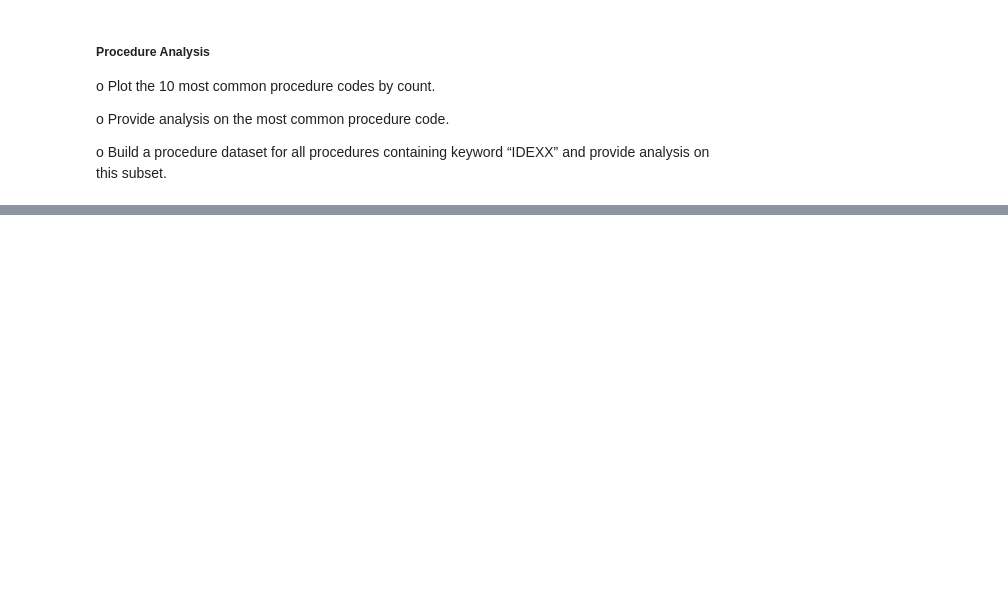
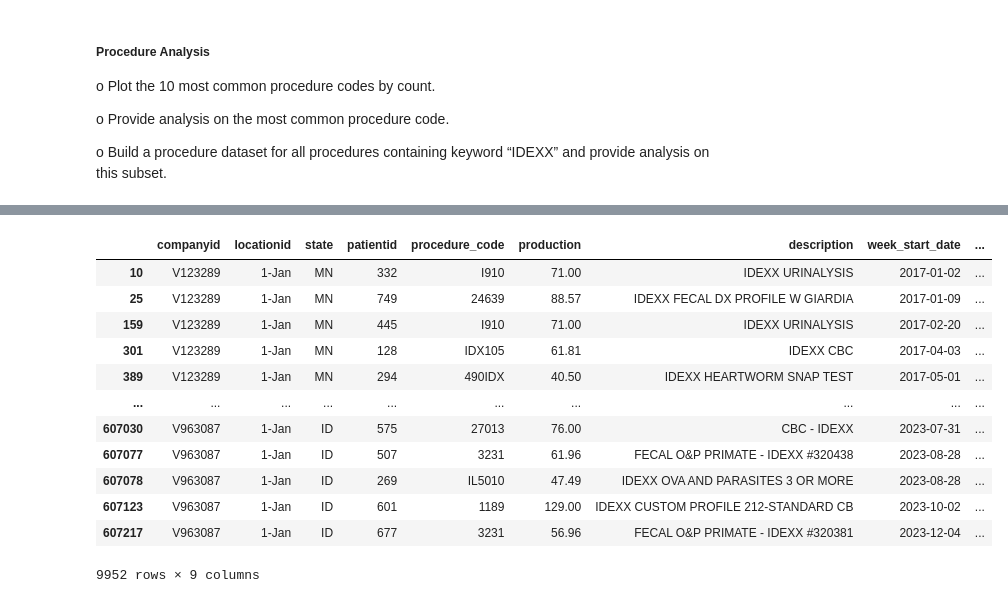
Before and after one commit to docmhvr/Veterinary_Data_Analysis, a Jupyter notebook: test.ipynb, the cells around one changed output, grey strips where cells are left out. Cells and saved outputs as stored; diff of their text form; code cells hidden in the pictures; blank space fills up the shorter version.

```diff
--- a/test.ipynb
+++ b/test.ipynb
@@ -193,0 +270,17 @@ analysis on this subset.
+# %%
+idexx_procedures = procedures[procedures['description'].str.contains('IDEXX')]
+idexx_procedures
+# %% [output]
+|  | companyid | locationid | state | patientid | procedure_code | production | description | week_start_date | ... |
+| 10 | V123289 | 1-Jan | MN | 332 | I910 | 71.00 | IDEXX URINALYSIS | 2017-01-02 | ... |
+| 25 | V123289 | 1-Jan | MN | 749 | 24639 | 88.57 | IDEXX FECAL DX PROFILE W GIARDIA | 2017-01-09 | ... |
+| 159 | V123289 | 1-Jan | MN | 445 | I910 | 71.00 | IDEXX URINALYSIS | 2017-02-20 | ... |
+| 301 | V123289 | 1-Jan | MN | 128 | IDX105 | 61.81 | IDEXX CBC | 2017-04-03 | ... |
+| 389 | V123289 | 1-Jan | MN | 294 | 490IDX | 40.50 | IDEXX HEARTWORM SNAP TEST | 2017-05-01 | ... |
+| ... | ... | ... | ... | ... | ... | ... | ... | ... | ... |
+| 607030 | V963087 | 1-Jan | ID | 575 | 27013 | 76.00 | CBC - IDEXX | 2023-07-31 | ... |
+| 607077 | V963087 | 1-Jan | ID | 507 | 3231 | 61.96 | FECAL O&P PRIMATE - IDEXX #320438 | 2023-08-28 | ... |
+| 607078 | V963087 | 1-Jan | ID | 269 | IL5010 | 47.49 | IDEXX OVA AND PARASITES 3 OR MORE | 2023-08-28 | ... |
+| 607123 | V963087 | 1-Jan | ID | 601 | 1189 | 129.00 | IDEXX CUSTOM PROFILE 212-STANDARD CB | 2023-10-02 | ... |
+| 607217 | V963087 | 1-Jan | ID | 677 | 3231 | 56.96 | FECAL O&P PRIMATE - IDEXX #320381 | 2023-12-04 | ... |
+9952 rows × 9 columns
```
Also changed, not shown: parts of 8 cells of this notebook.
